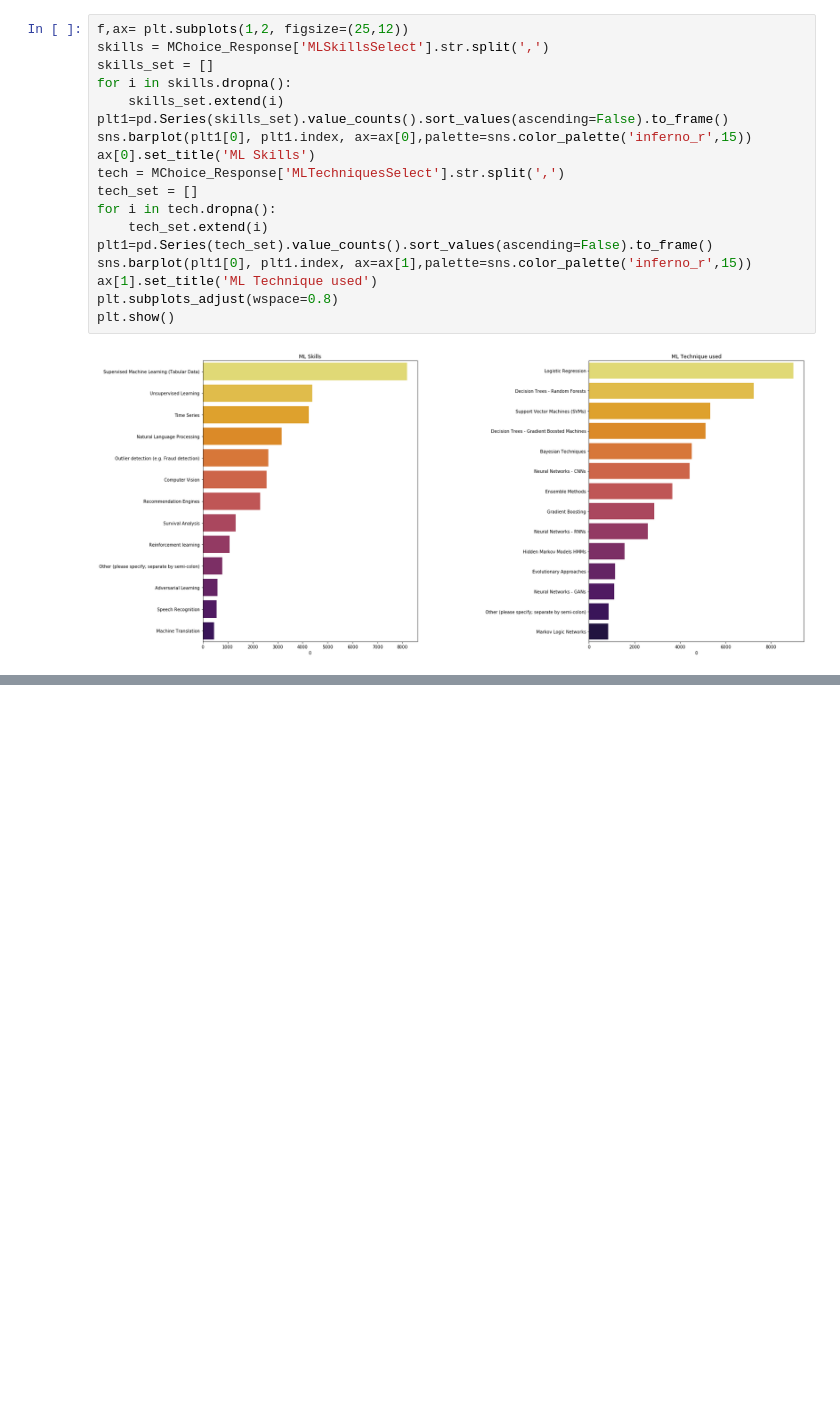
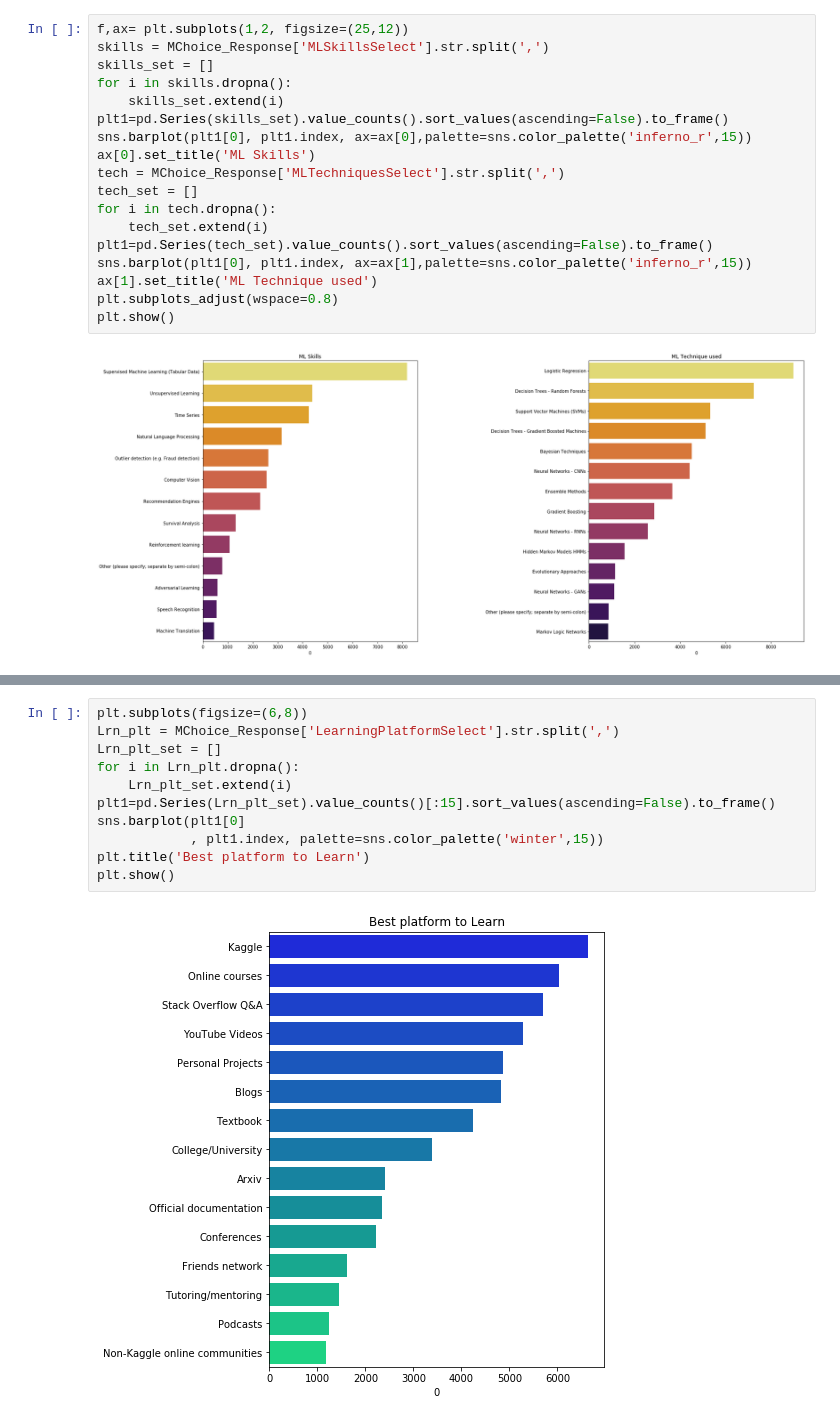
Before and after one commit to ArshadKhurshid/DataScience-Survey, a Jupyter notebook: ML_Kaggle_DS_Survey.ipynb, the cells around one changed output, grey strips where cells are left out. Drawn from its saved outputs; the diff is of its cells as text; blank space fills up the shorter version.

Commit message:
Add Best platform to Learn

```diff
--- a/ML_Kaggle_DS_Survey.ipynb
+++ b/ML_Kaggle_DS_Survey.ipynb
@@ -303,0 +324,13 @@ plt.show()
+# %%
+plt.subplots(figsize=(6,8))
+Lrn_plt = MChoice_Response['LearningPlatformSelect'].str.split(',')
+Lrn_plt_set = []
+for i in Lrn_plt.dropna():
+    Lrn_plt_set.extend(i)
+plt1=pd.Series(Lrn_plt_set).value_counts()[:15].sort_values(ascending=False).to_frame()
+sns.barplot(plt1[0]
+            , plt1.index, palette=sns.color_palette('winter',15))
+plt.title('Best platform to Learn')
+plt.show()
+# %% [output]
+[figure, added]
```
Also changed, not shown: parts of 1 cell of this notebook.
